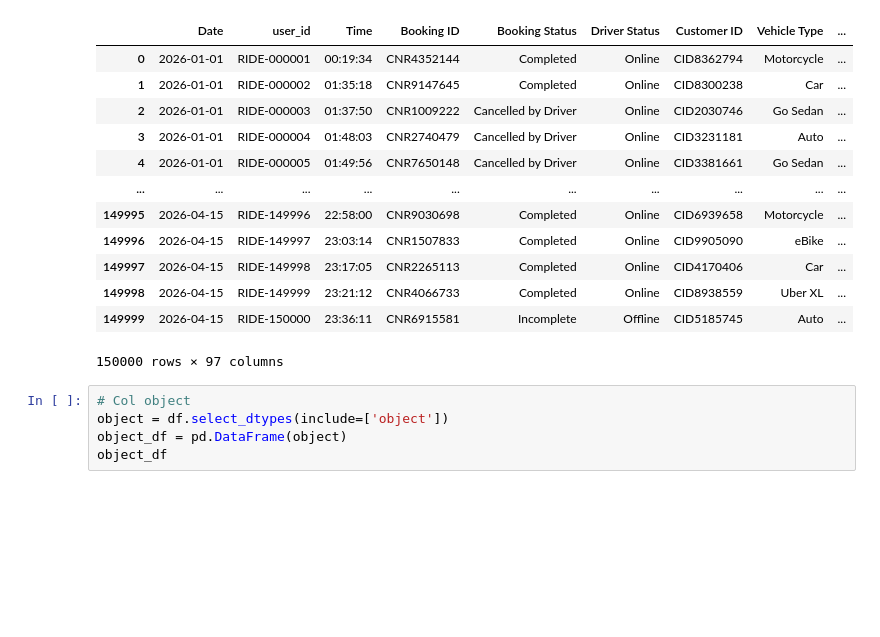
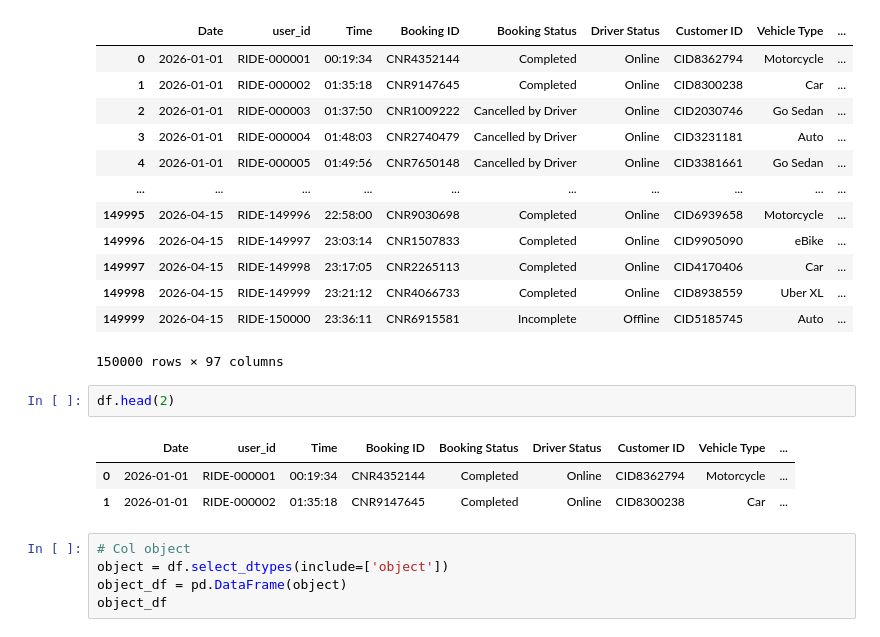
Before and after one commit to Mipjeiger/Taxi-trip-end-to-end-engineering, a Jupyter notebook: production/backend/database/read_data.ipynb, the cells around one changed output. Saved outputs shown, nothing was run; the diff lists cells and outputs as text; blank space fills up the shorter version.

```diff
--- a/production/backend/database/read_data.ipynb
+++ b/production/backend/database/read_data.ipynb
@@ -18,6 +18,12 @@ df
 | 149998 | 2026-04-15 | RIDE-149999 | 23:21:12 | CNR4066733 | Completed | Online | CID8938559 | Uber XL | ... |
 | 149999 | 2026-04-15 | RIDE-150000 | 23:36:11 | CNR6915581 | Incomplete | Offline | CID5185745 | Auto | ... |
 150000 rows × 97 columns
+# %%
+df.head(2)
+# %% [output]
+|  | Date | user_id | Time | Booking ID | Booking Status | Driver Status | Customer ID | Vehicle Type | ... |
+| 0 | 2026-01-01 | RIDE-000001 | 00:19:34 | CNR4352144 | Completed | Online | CID8362794 | Motorcycle | ... |
+| 1 | 2026-01-01 | RIDE-000002 | 01:35:18 | CNR9147645 | Completed | Online | CID8300238 | Car | ... |
 # %%
 # Col object
 object = df.select_dtypes(include=['object'])
```
Also changed, not shown: 3 other files.
